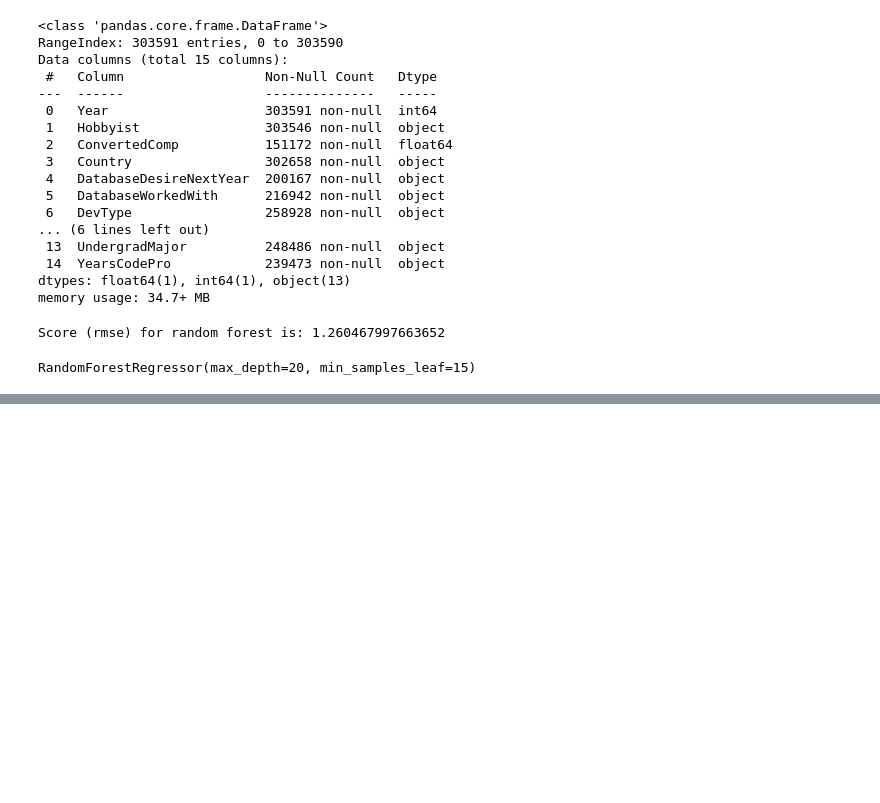
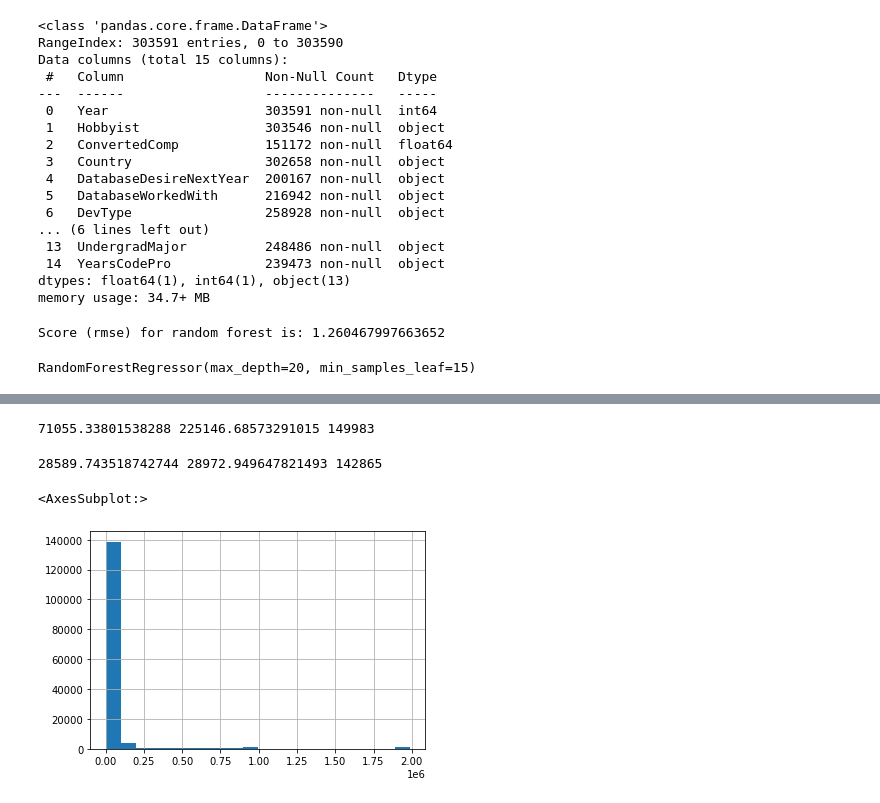
Before and after one commit to infoshareacademy/jdszr4-wdevs, a Jupyter notebook: Projekt_ML/Projekt_3.ipynb, the cells around one changed output, grey strips where cells are left out. Drawn from its saved outputs; the diff is of its cells as text; code cells hidden in the pictures; blank space fills up the shorter version.

```diff
--- a/Projekt_ML/Projekt_3.ipynb
+++ b/Projekt_ML/Projekt_3.ipynb
@@ -494,5 +539,35 @@ Score (rmse) for random forest is: 1.4090153388369078
+# %%
+class RandomTree():
+    def __init__(self, df, target='ConvertedComp'):
+        X, Y = self.split_xy(df, target)
+        Y_log = np.log(Y)
+        self.model = self.grid_search(X, Y_log)
+
+    def grid_search(self, X, Y):
+        params = {
+            'max_depth': [20],
+            'max_features': [40],
+            'min_impurity_decrease': [5e-05],
+            'min_samples_leaf': [10]
+        }
+        forest = RandomForestRegressor()
+        gs = GridSearchCV(forest, param_grid=params, scoring='neg_mean_squared_error', cv=5)
+        gs.fit(X, Y)
+        model = gs.best_estimator_
+        return model
+
+    def predict(self, x):
+        predicted = np.e ** self.model.predict(x)
+        return predicted
+
+    def split_xy(self, df, target):
+        X = df.drop(target, axis=1)
+        Y = df[target]
+        return X, Y
+# %%
+tree = RandomTree(df2)
 # %%
-Y_pred = tree_impurity.predict(df2[tree_impurity.X.columns])
+Y_pred = tree.predict(df2[feature_columns])
 rmse = mean_squared_error(df2['ConvertedComp'].reset_index(drop=True), Y_pred, squared=False)
 print(f'Score (rmse) for random forest is: {rmse}')
 # %% [output]
@@ -600,0 +575,3 @@ X = df2[['Year','JobSat','YearsCodePro','C++_lang','Common_Lisp_lang','Clojure_l
+# %%
+diff = np.abs(Y_pred - df2['ConvertedComp'])
+diff
@@ -600,0 +591,14 @@ X = df2[['Year','JobSat','YearsCodePro','C++_lang','Common_Lisp_lang','Clojure_l
+# %%
+print(diff.mean(), diff.std(), diff.count())
+# %% [output]
+71055.33801538288 225146.68573291015 149983
+# %%
+small_diff = diff[diff<250000]
+print(small_diff.mean(), small_diff.std(), small_diff.count())
+# %% [output]
+28589.743518742744 28972.949647821493 142865
+# %%
+diff.hist(bins=20)
+# %% [output]
+<AxesSubplot:>
+[figure, added]
```
Also changed, not shown: parts of 20 cells of this notebook.
